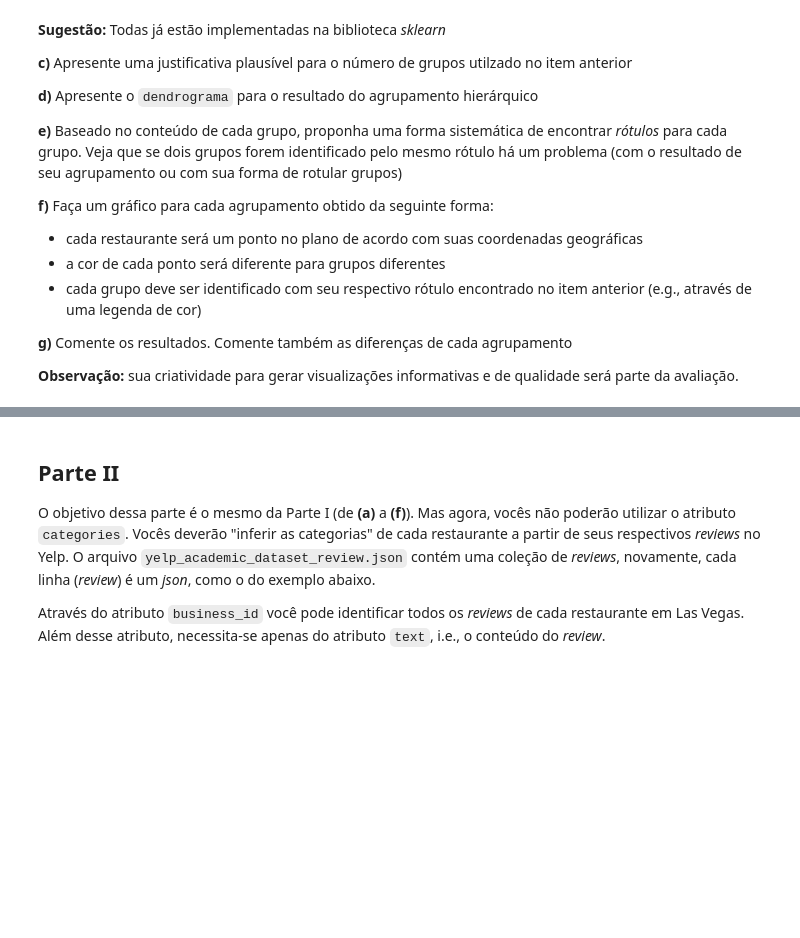
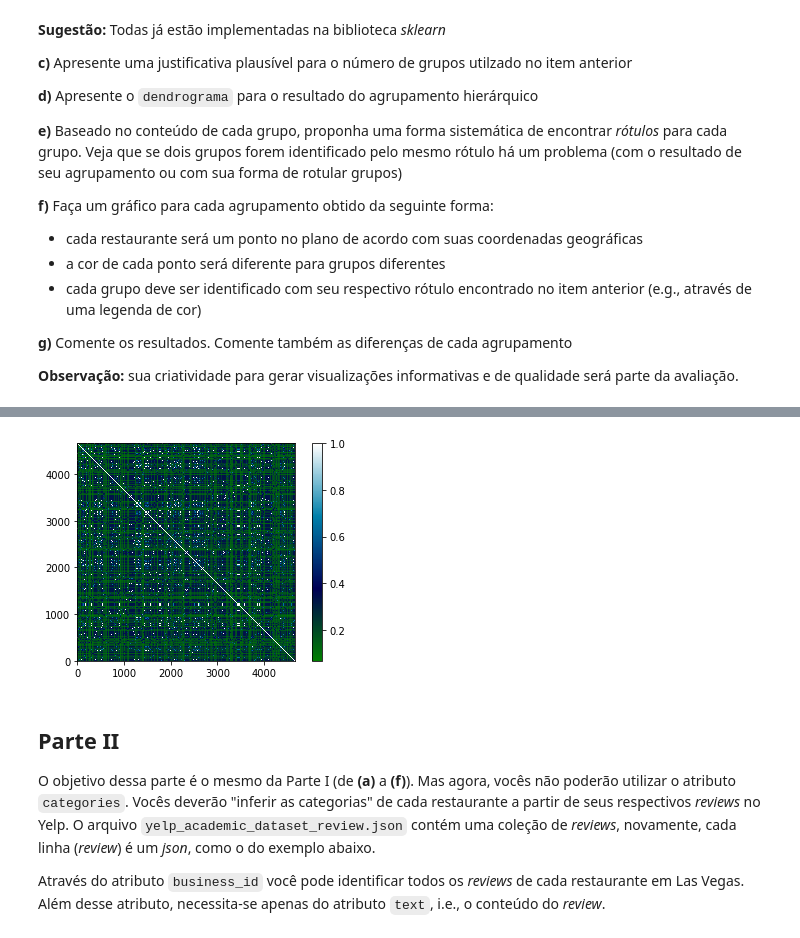
Before and after one commit to Necropsy/Data-Mining-Yelp-Challenge, a Jupyter notebook: t1.ipynb, the cells around one changed output, grey strips where cells are left out. Cells and saved outputs as stored; diff of their text form; code cells hidden in the pictures; blank space fills up the shorter version.

Commit message:
ADD - Calc. matriz similaridade (Jaccard)

```diff
--- a/t1.ipynb
+++ b/t1.ipynb
@@ -91,3 +84,28 @@ See the caveats in the documentation: http://pandas.pydata.org/pandas-docs/stabl
+# %%
+#Calculando a Matriz de Similaridade - Jaccard
+def jaccard(x):
+    matriz = np.empty([len(x), len(x)])
+    for icontador, i in enumerate(x):
+        coluna = np.empty(len(x))
+        for jcontador, j in enumerate(x):
+            coluna[jcontador] = float(len(set(i) & set(j)))/len(set(i) | set(j))
+        matriz[icontador] = coluna
+    return matriz
+
+#Demora um pouco pra calcular a matriz (cerca de 20s)
+#por isso coloquei essa execução num bloco diferente
+#pra ser executado so uma vez
+new = newBase["categories"].tolist()
+matriz_de_similaridade = jaccard_sim_matrix(new)
+# %%
+#Da pra ver pelo plot da matriz que os pontos em branco são
+#restaurantes extremamente similares
+plt.imshow(matriz_de_similaridade, interpolation='nearest', cmap=plt.cm.ocean,
+    extent=(0.5,np.shape(matriz_de_similaridade)[0]+0.5,0.5,np.shape(matriz_de_similaridade)[1]+0.5))
+plt.colorbar()
+plt.show()
+# %% [output]
+[figure, added]
 # %% [markdown]
 ## Parte II
 
```
Also changed, not shown: parts of 1 cell of this notebook.
